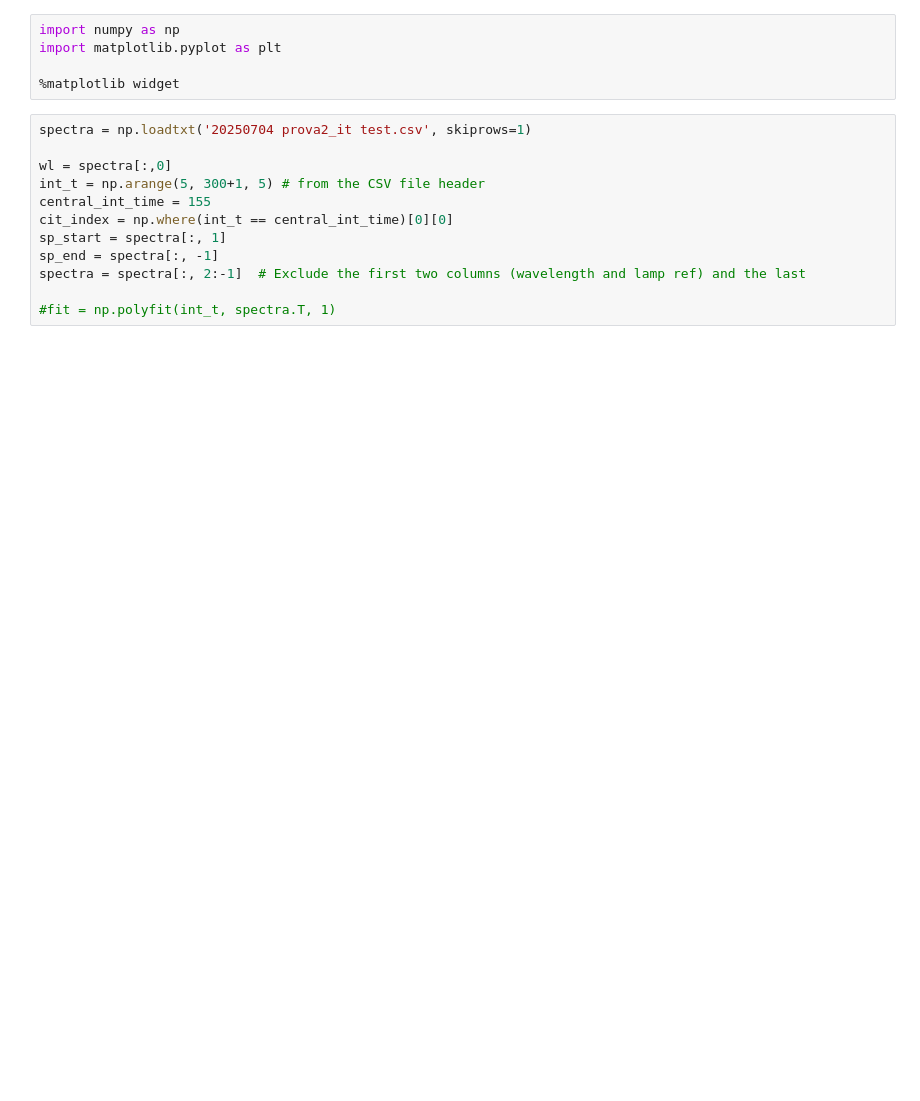
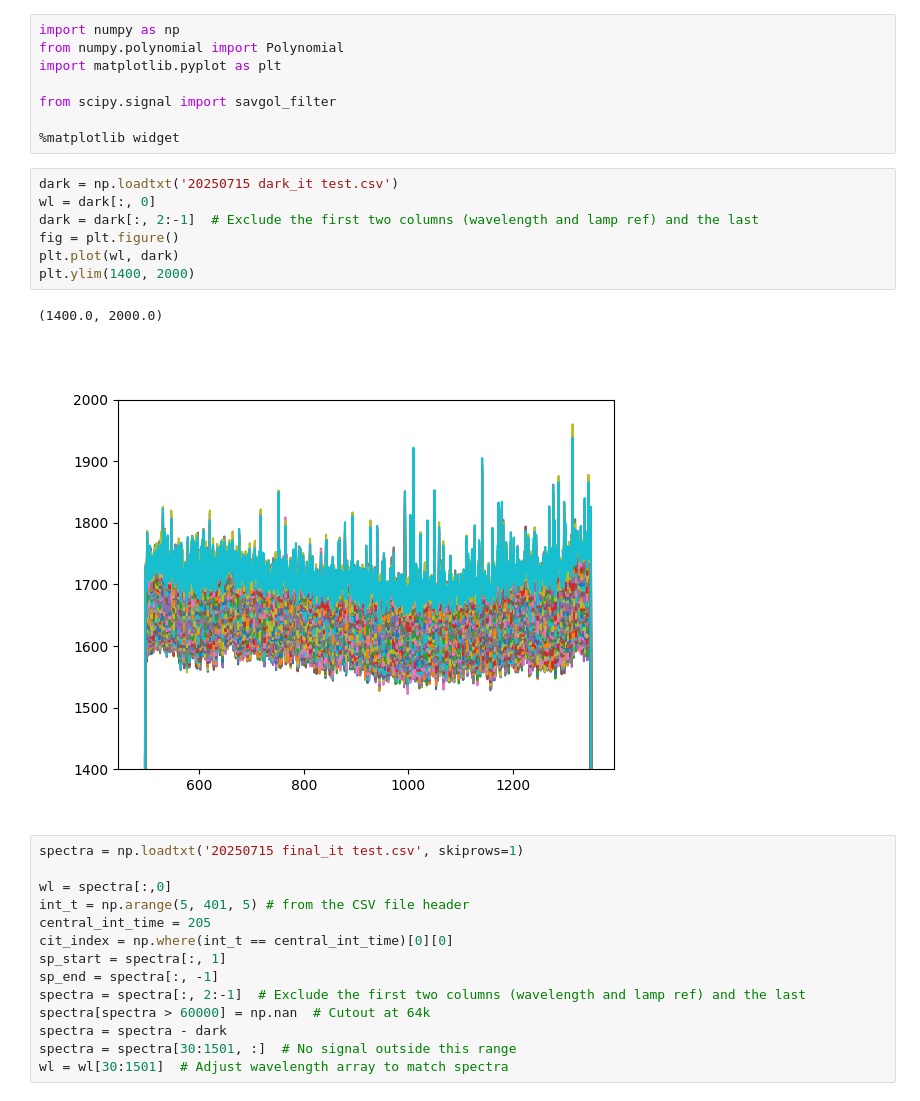
Before and after one commit to chioettop/LMSR-Acquisition-Script, a Jupyter notebook: linearization.ipynb, the cells around one changed output. Saved outputs shown, nothing was run; the diff lists cells and outputs as text; blank space fills up the shorter version.

```diff
--- a/linearization.ipynb
+++ b/linearization.ipynb
@@ -1,20 +1,35 @@
 # %%
 import numpy as np
+from numpy.polynomial import Polynomial
 import matplotlib.pyplot as plt
 
+from scipy.signal import savgol_filter
+
 %matplotlib widget
+# %%
+dark = np.loadtxt('20250715 dark_it test.csv')
+wl = dark[:, 0]
+dark = dark[:, 2:-1]  # Exclude the first two columns (wavelength and lamp ref) and the last
+fig = plt.figure()
+plt.plot(wl, dark)
+plt.ylim(1400, 2000)
+# %% [output]
+(1400.0, 2000.0)
+[figure, added]
 # %%
-spectra = np.loadtxt('20250704 prova2_it test.csv', skiprows=1)
+spectra = np.loadtxt('20250715 final_it test.csv', skiprows=1)
 
 wl = spectra[:,0]
-int_t = np.arange(5, 300+1, 5) # from the CSV file header
-central_int_time = 155
+int_t = np.arange(5, 401, 5) # from the CSV file header
+central_int_time = 205
 cit_index = np.where(int_t == central_int_time)[0][0]
 sp_start = spectra[:, 1]
 sp_end = spectra[:, -1]
 spectra = spectra[:, 2:-1]  # Exclude the first two columns (wavelength and lamp ref) and the last
-
-#fit = np.polyfit(int_t, spectra.T, 1)
+spectra[spectra > 60000] = np.nan  # Cutout at 64k
+spectra = spectra - dark
+spectra = spectra[30:1501, :]  # No signal outside this range
+wl = wl[30:1501]  # Adjust wavelength array to match spectra
 # %%
 fig = plt.figure()
 plt.plot(wl, spectra)
```
Also changed, not shown: parts of 10 cells of this notebook, 3 other files.
